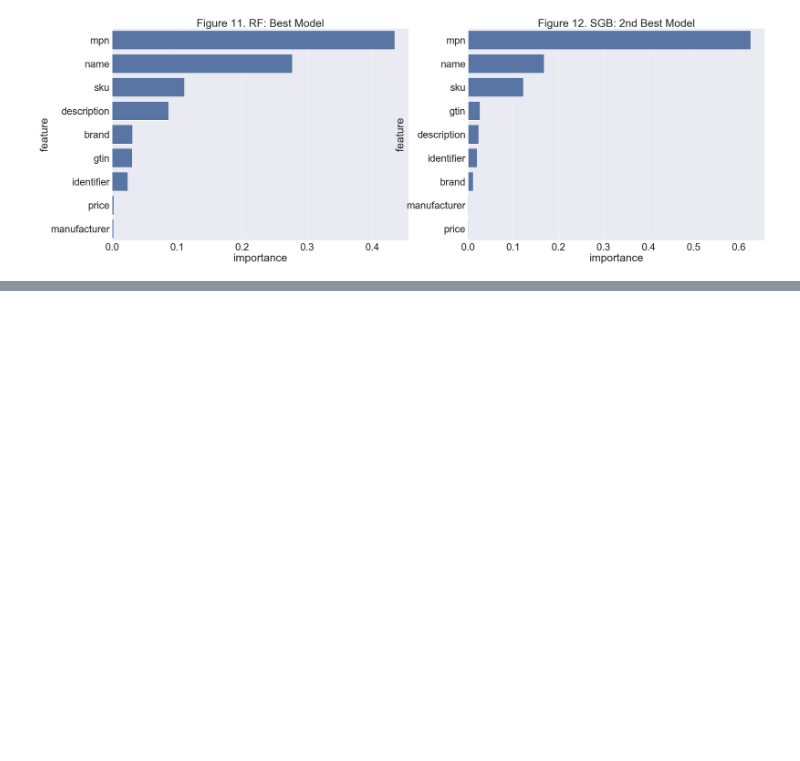
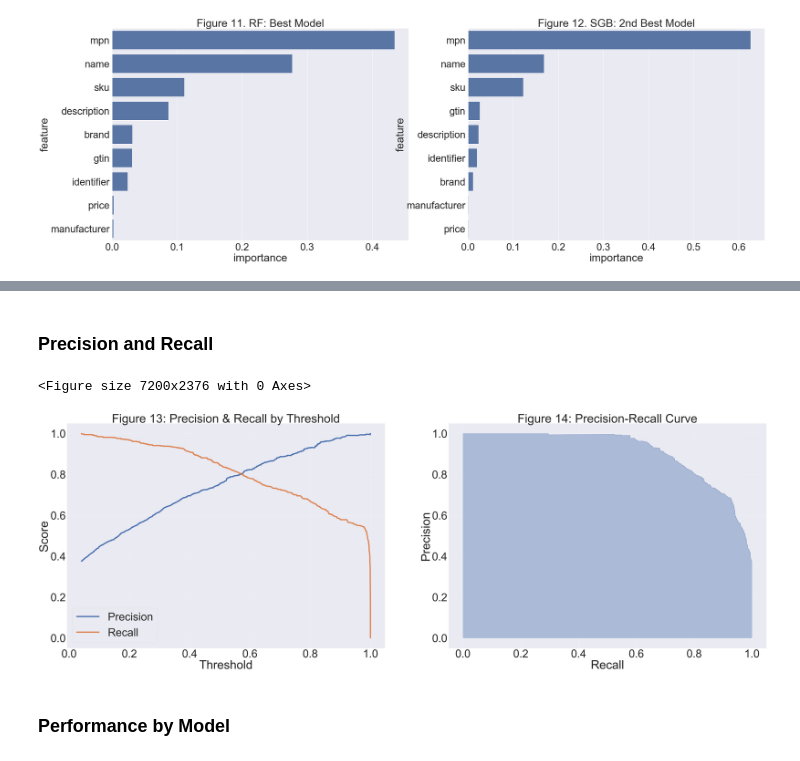
Before and after one commit to kylegilde/Entity-Matching-in-Online-Retail, a Jupyter notebook: Create Plots for Paper.ipynb, the cells around one changed output, grey strips where cells are left out. Saved outputs shown, nothing was run; the diff lists cells and outputs as text; code cells hidden in the pictures; blank space fills up the shorter version.

Commit message:
new plots

```diff
--- a/Create Plots for Paper.ipynb
+++ b/Create Plots for Paper.ipynb
@@ -59,4 +68,11 @@ attribute_comp_features_9 = pd.read_csv('attribute_comparison_features-9.csv')
 var_imp_coef = pd.read_csv('logreg-variable-coefficients-importance.csv').set_index('Feature')
+# %%
+# load some models
+os.chdir(DATA_DIRECTORY + '/attribute_comparison_features-9')
+
+acf9_models = pickle.load(open('sklearn_models.pkl', 'rb'))
+acf9_class_proba = pickle.load(open('sklearn_class_probabilities.pkl', 'rb'))[2]
+acf9_rf_pred = pickle.load(open('sklearn_test_predictions.pkl', 'rb'))[2]
 # %%
 # PLOT_DIRECTORY = '//files/share/goods/OI Team/plots'
 PLOT_DIRECTORY = 'plots'
@@ -382,0 +390,54 @@ plt.savefig('fig-11-12-variable-importance-coefficients.png', bbox_inches = "tig
+# %% [markdown]
+### Precision and Recall
+# %%
+# create the curve data
+test_labels = attribute_comp_features_9.loc[attribute_comp_features_9.dataset == 'test', 'label']
+precision, recall, thresholds = precision_recall_curve(test_labels, acf9_class_proba[:, 1])
+thresholds = np.append(thresholds, 1)
+
+pr_curve_df = pd.DataFrame({'Precision': precision,
+                            'Recall': recall,
+                            'Threshold': thresholds})
+
+pr_curve_df['delta'] = np.abs(pr_curve_df.Precision - pr_curve_df.Recall)
+pr_curve_df_melted = pd.melt(pr_curve_df.iloc[:, :3], id_vars='Threshold')
+# %%
+sns.set(font_scale=8)
+plt.figure(figsize=(100, 33))
+fig, axes = plt.subplots(nrows=1, ncols=2, figsize=(100, 33))
+
+# plot 1
+sns.lineplot(x='Threshold',
+            y='value',
+            hue='variable',
+            data=pr_curve_df_melted,
+            ax=axes[0],
+            linewidth=10)\
+            .set_title('Figure 13: Precision & Recall by Threshold')
+
+
+axes[0].legend(('Precision', 'Recall'), frameon=True)
+axes[0].set(ylabel='Score')
+
+# plot 2
+sns.lineplot(x='Recall',
+             y='Precision',
+             data=pr_curve_df,
+             alpha=.7,
+             ax=axes[1])\
+            .set_title('Figure 14: Precision-Recall Curve')
+
+# In matplotlib < 1.5, plt.fill_between does not have a 'step' argument
+
+step_kwargs = ({'step': 'post'}
+               if 'step' in signature(plt.fill_between).parameters
+               else {})
+
+axes[1].fill_between(recall, precision, alpha=0.4, color='b', **step_kwargs)
+
+plt.savefig('fig-13-14-variable-importance-coefficients.png', bbox_inches = "tight")
+# %% [output]
+<Figure size 7200x2376 with 0 Axes>
+[figure, added]
+# %% [markdown]
+### Performance by Model
```
Also changed, not shown: parts of 11 cells of this notebook, 6 other files.
